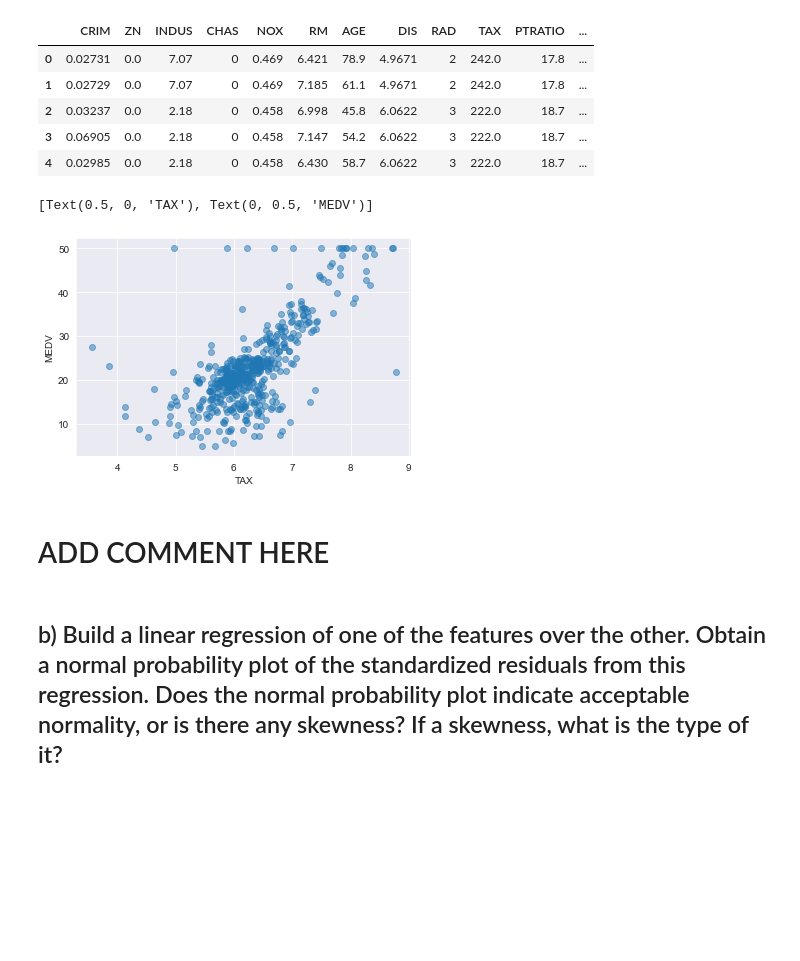
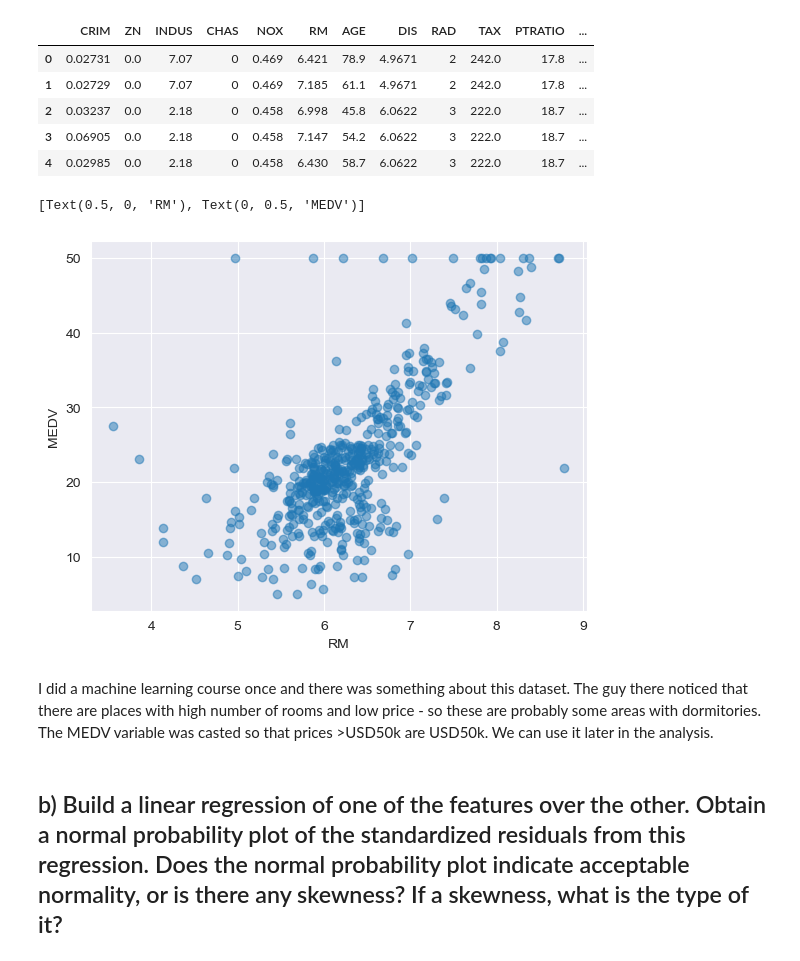
Before and after one commit to laszkiewiczp/PAD-project, a Jupyter notebook: Boston Housing Dataset.ipynb, the cells around one changed output. Drawn from its saved outputs; the diff is of its cells as text; code cells hidden in the pictures; blank space fills up the shorter version.

```diff
--- a/Boston Housing Dataset.ipynb
+++ b/Boston Housing Dataset.ipynb
@@ -47,15 +47,15 @@ data.head()
 # %%
 # Extract the required columns
 x = data['RM']
 y = data['MEDV']
 
 # Plot the scatter plot
 ax = sns.regplot(x=x, y=y, fit_reg=False, scatter_kws={'alpha':0.5})
-ax.set(xlabel='TAX', ylabel='MEDV')
+ax.set(xlabel='RM', ylabel='MEDV')
 # %% [output]
-[Text(0.5, 0, 'TAX'), Text(0, 0.5, 'MEDV')]
+[Text(0.5, 0, 'RM'), Text(0, 0.5, 'MEDV')]
-[figure, old version]
+[figure, new version]
 # %% [markdown]
-# ADD COMMENT HERE
+I did a machine learning course once and there was something about this dataset. The guy there noticed that there are places with high number of rooms and low price - so these are probably some areas with dormitories. The MEDV variable was casted so that prices >USD50k are USD50k. We can use it later in the analysis.
 # %% [markdown]
 ## b) Build a linear regression of one of the features over the other. Obtain a normal probability plot of the standardized residuals from this regression. Does the normal probability plot indicate acceptable normality, or is there any skewness? If a skewness, what is the type of it?
```
Also changed, not shown: parts of 5 cells of this notebook.
